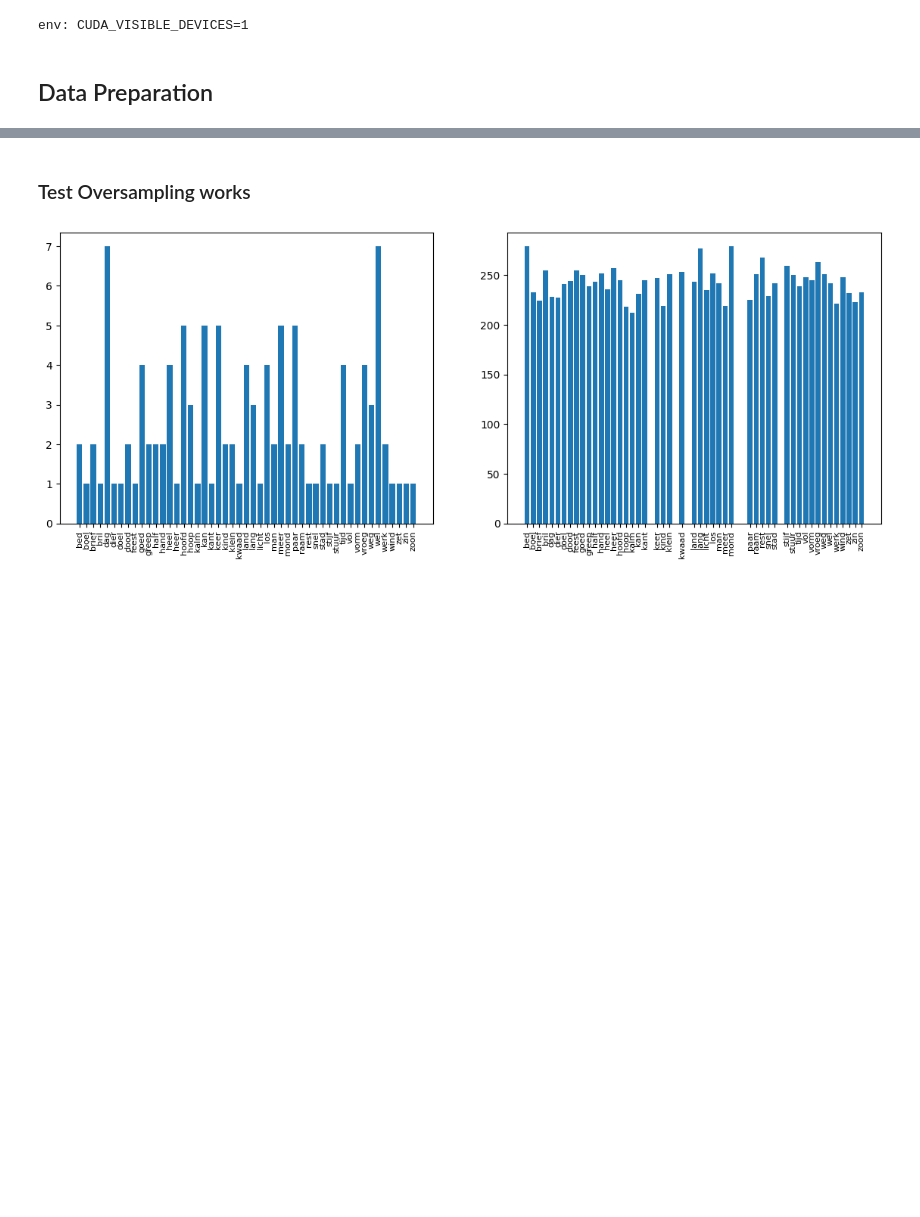
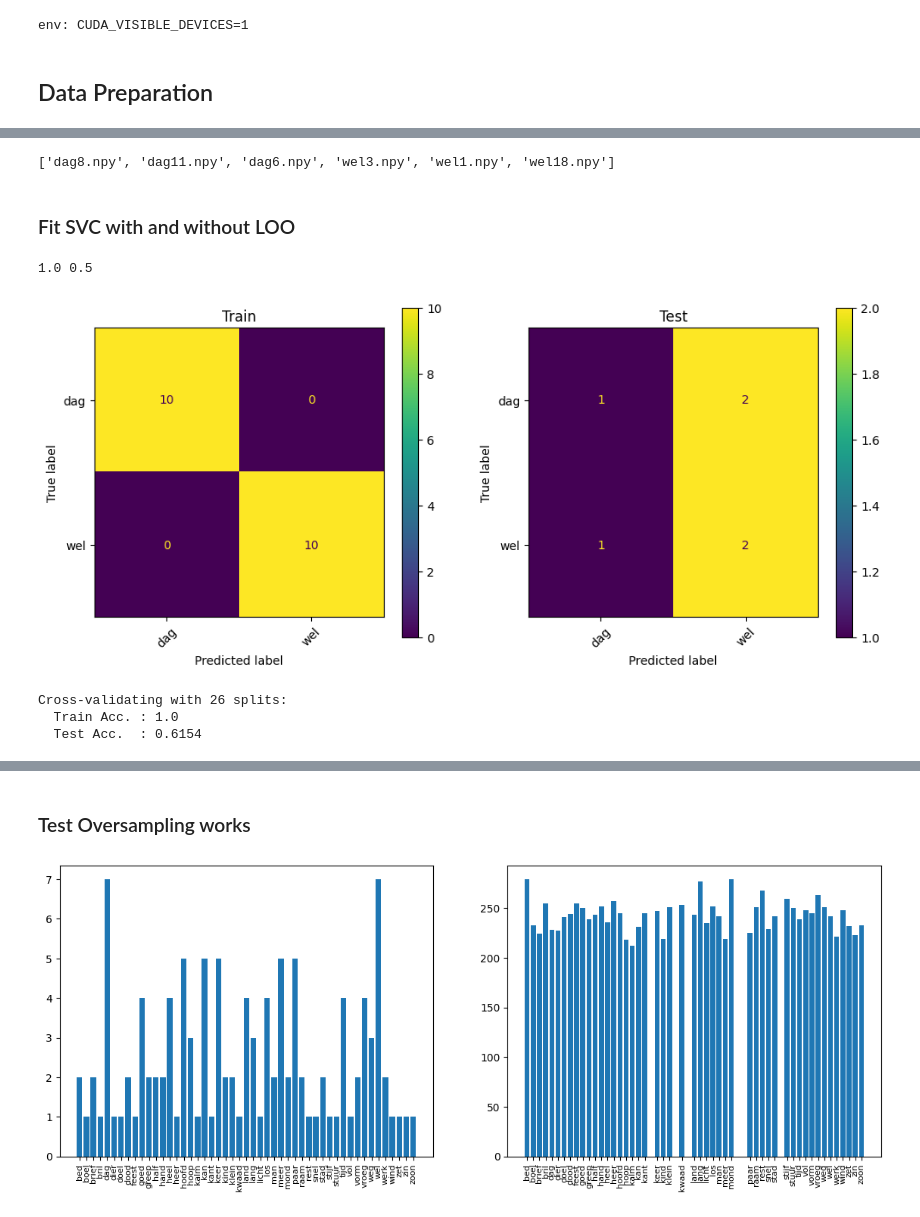
Before and after one commit to verrannt/brain2speech-diffusion, a Jupyter notebook: train_brain_classifier.ipynb, the cells around one changed output, grey strips where cells are left out. Saved outputs shown, nothing was run; the diff lists cells and outputs as text; code cells hidden in the pictures; blank space fills up the shorter version.

```diff
--- a/train_brain_classifier.ipynb
+++ b/train_brain_classifier.ipynb
@@ -51,0 +25,4 @@ else:
+# %%
+USE_PRECOMPUTED_SPLIT = False
+
+SHUFFLING_SEED = 1919
@@ -52 +149,5 @@ else:
+# %%
+val_files
+# %% [output]
+['dag8.npy', 'dag11.npy', 'dag6.npy', 'wel3.npy', 'wel1.npy', 'wel18.npy']
 # %%
@@ -90,3 +195,5 @@ trainloader = torch.utils.data.DataLoader(
 
 valloader = torch.utils.data.DataLoader(
     valset, batch_size=8, num_workers=4, pin_memory=False, shuffle=False, drop_last=False)
+# %% [markdown]
+### Fit SVC with and without LOO
@@ -92,0 +204,62 @@ valloader = torch.utils.data.DataLoader(
+# %%
+X_train = np.stack([ECOGLoader.process_ecog(data_path/fn).flatten() for fn in train_files])
+y_train = np.stack([get_word_from_filepath(fn) for fn in train_files])
+X_test = np.stack([ECOGLoader.process_ecog(data_path/fn).flatten() for fn in val_files])
+y_test = np.stack([get_word_from_filepath(fn) for fn in val_files])
+
+clf = SVC(C=2)
+clf.fit(X_train, y_train)
+train_acc = clf.score(X_train, y_train)
+val_acc = clf.score(X_test, y_test)
+
+print(train_acc, val_acc)
+# %% [output]
+1.0 0.5
+# %%
+from sklearn.metrics import ConfusionMatrixDisplay
+
+plt.figure(figsize=(12,5))
+ax1 = plt.subplot(121)
+ax1.set_title('Train')
+ConfusionMatrixDisplay.from_estimator(clf, X_train, y_train, ax=ax1, xticks_rotation=45)
+ax2 = plt.subplot(122)
+ax2.set_title('Test')
+ConfusionMatrixDisplay.from_estimator(clf, X_test, y_test, ax=ax2, xticks_rotation=45)
+plt.show()
+# %% [output]
+[figure, added]
+# %%
+from sklearn.model_selection import KFold
+
+X = np.stack([ECOGLoader.process_ecog(data_path/fn).flatten() for fn in full_files])
+y = np.stack([get_word_from_filepath(fn) for fn in full_files])
+
+crossval = KFold(n_splits=len(X))
+print(f'Cross-validating with {crossval.get_n_splits()} splits:')
+
+train_accs, test_accs = [], []
+
+
+for i, (train_index, test_index) in enumerate(crossval.split(X)):
+
+    # print(f"Fold {i}:")
+    # print(f"  Train: index={train_index}")
+    # print(f"  Test:  index={test_index}")
+
+    X_train, X_test = X[train_index], X[test_index]
+    y_train, y_test = y[train_index], y[test_index]
+
+    clf = SVC(C=2)
+    clf.fit(X_train, y_train)
+
+    train_accs.append(clf.score(X_train, y_train))
+    test_accs.append(clf.score(X_test, y_test))
+
+train_acc = round(np.mean(train_accs), 4)
+test_acc = round(np.mean(test_accs), 4)
+print('  Train Acc. :', train_acc)
+print('  Test Acc.  :', test_acc)
+# %% [output]
+Cross-validating with 26 splits:
+  Train Acc. : 1.0
+  Test Acc.  : 0.6154
```
Also changed, not shown: parts of 21 cells of this notebook, 1 other file.
